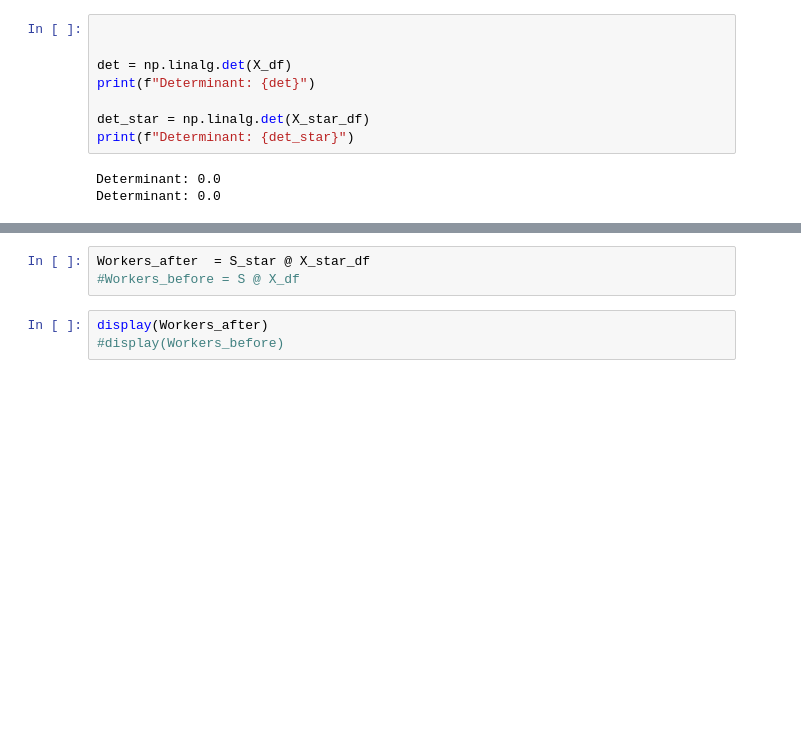
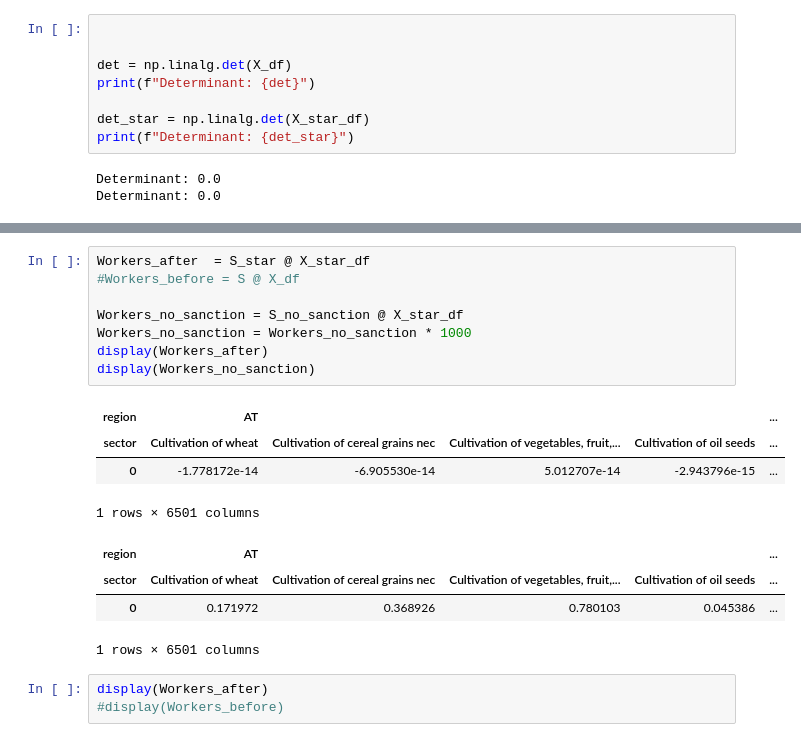
Before and after one commit to MathiasAlten/Input-Output, a Jupyter notebook: code/X_star.ipynb, the cells around one changed output, grey strips where cells are left out. Cells and saved outputs as stored; diff of their text form; blank space fills up the shorter version.

```diff
--- a/code/X_star.ipynb
+++ b/code/X_star.ipynb
@@ -529,6 +541,20 @@ display(S)
 # %%
 Workers_after  = S_star @ X_star_df
 #Workers_before = S @ X_df
+
+Workers_no_sanction = S_no_sanction @ X_star_df
+Workers_no_sanction = Workers_no_sanction * 1000
+display(Workers_after)
+display(Workers_no_sanction)
+# %% [output]
+| region | AT |  |  |  | ... |
+| sector | Cultivation of wheat | Cultivation of cereal grains nec | Cultivation of vegetables, fruit,... | Cultivation of oil seeds | ... |
+| 0 | -1.778172e-14 | -6.905530e-14 | 5.012707e-14 | -2.943796e-15 | ... |
+1 rows × 6501 columns
+| region | AT |  |  |  | ... |
+| sector | Cultivation of wheat | Cultivation of cereal grains nec | Cultivation of vegetables, fruit,... | Cultivation of oil seeds | ... |
+| 0 | 0.171972 | 0.368926 | 0.780103 | 0.045386 | ... |
+1 rows × 6501 columns
 # %%
 display(Workers_after)
 #display(Workers_before)
```
Also changed, not shown: parts of 9 cells of this notebook.
